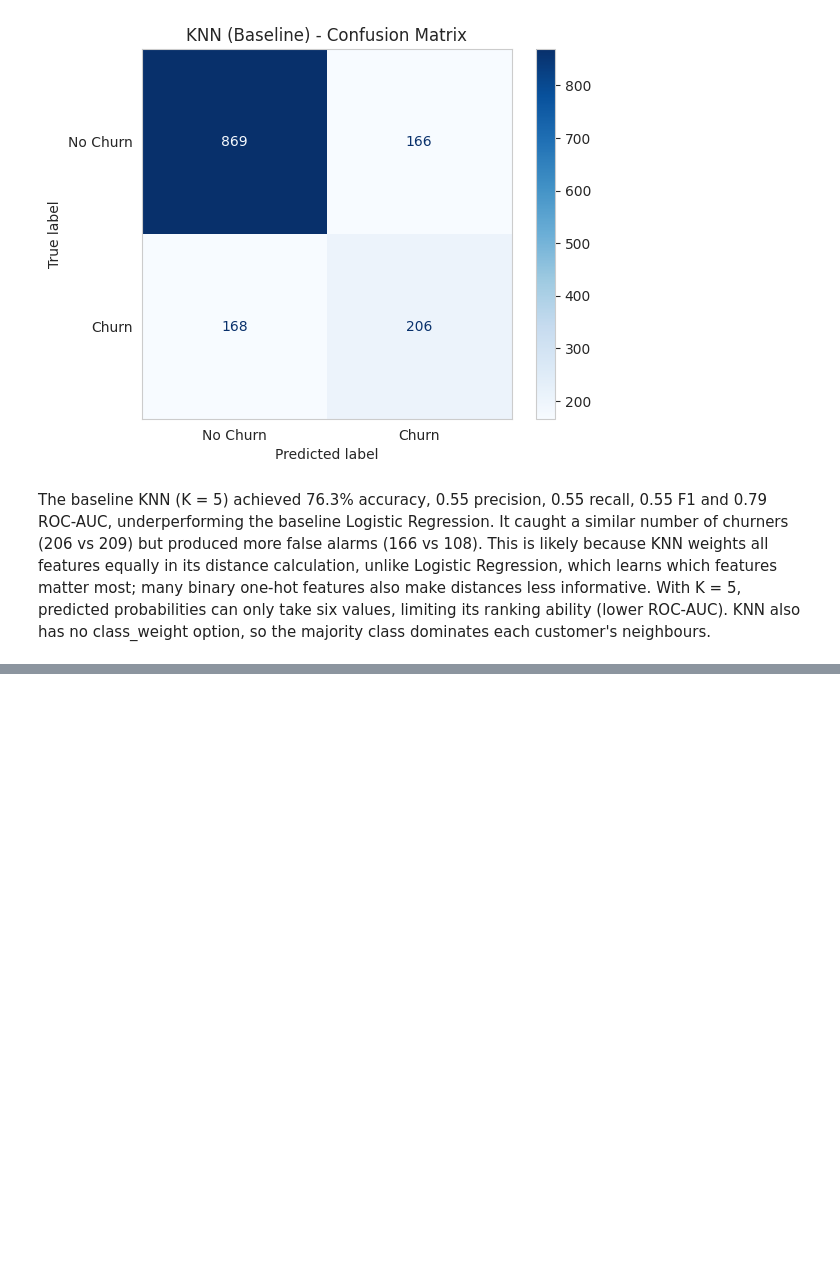
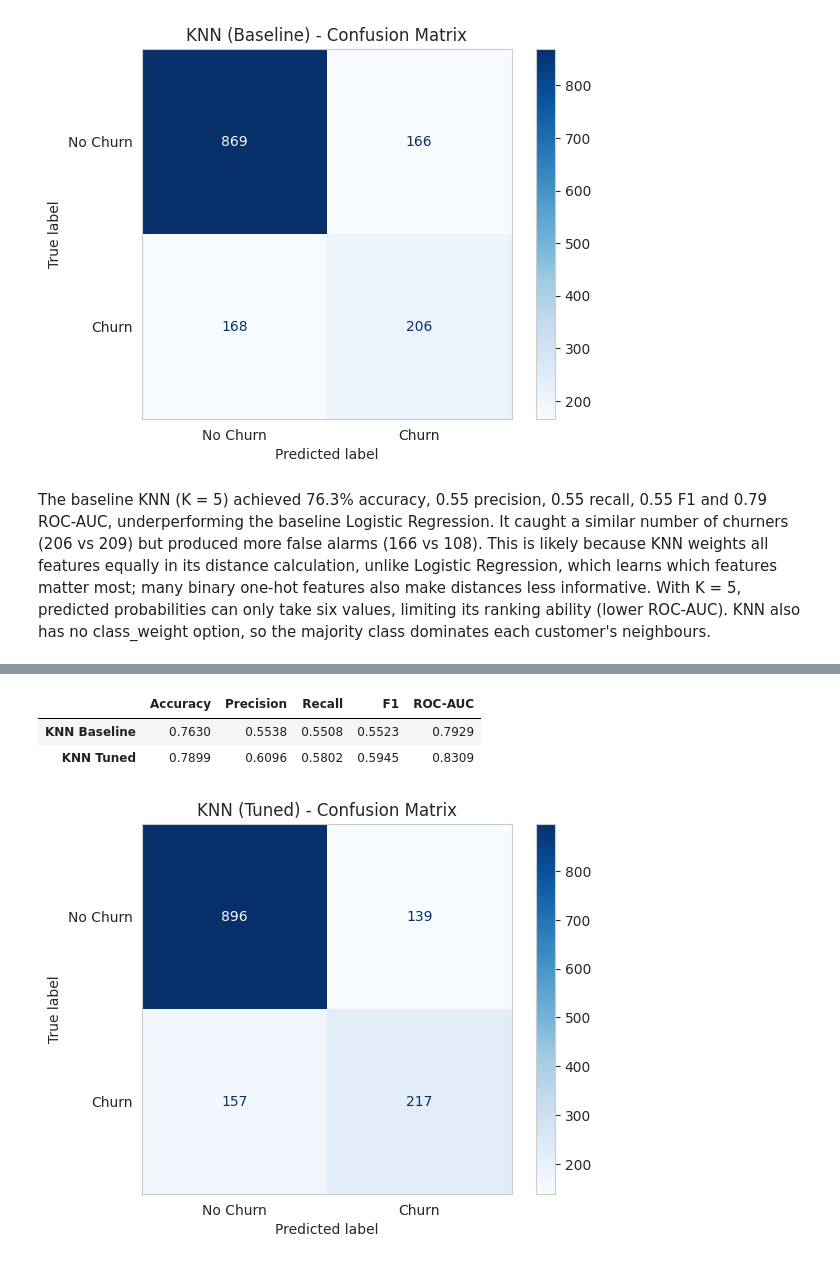
Before and after one commit to Hesandu-Ruwanpathirana/telco-customer-churn-prediction, a Jupyter notebook: churn_prediction.ipynb, the cells around one changed output, grey strips where cells are left out. Drawn from its saved outputs; the diff is of its cells as text; code cells hidden in the pictures; blank space fills up the shorter version.

Commit message:
Complete KNN: baseline, tuning and evaluation

```diff
--- a/churn_prediction.ipynb
+++ b/churn_prediction.ipynb
@@ -513,0 +516,21 @@ The baseline KNN (K = 5) achieved 76.3% accuracy, 0.55 precision, 0.55 recall, 0
+# %%
+# Settings to try for KNN
+param_grid_knn = { "n_neighbors": [3, 5, 7, 9, 11, 15, 19, 25, 31, 41, 51, 61, 75], "weights": ["uniform", "distance"], "metric": ["euclidean", "manhattan"]}
+
+# Tries every combination using the same 5-fold practice exams as LR
+grid_knn = GridSearchCV(
+    KNeighborsClassifier(),
+    param_grid_knn,
+    cv=cv,
+    scoring="f1",
+    n_jobs=-1
+)
+
+# Runs the search on the training data only
+grid_knn.fit(X_train, y_train)
+
+print("Best settings:", grid_knn.best_params_)
+print("Best cross-validation F1:", round(grid_knn.best_score_, 4))
+
+# The best KNN model, already retrained on all training data
+knn_tuned = grid_knn.best_estimator_
@@ -513,0 +558,26 @@ The baseline KNN (K = 5) achieved 76.3% accuracy, 0.55 precision, 0.55 recall, 0
+# %%
+# Predicts with the tuned KNN on the test customers
+y_pred_knn_tuned = knn_tuned.predict(X_test)
+y_prob_knn_tuned = knn_tuned.predict_proba(X_test)[:, 1]
+
+# Gets the metrics for both KNN versions
+knn_tuned_scores = get_scores(y_test, y_pred_knn_tuned, y_prob_knn_tuned)
+
+# Puts baseline and tuned KNN side by side
+knn_comparison = pd.DataFrame([knn_base_scores, knn_tuned_scores],
+                              index=["KNN Baseline", "KNN Tuned"])
+knn_comparison
+# %% [output]
+|  | Accuracy | Precision | Recall | F1 | ROC-AUC |
+| KNN Baseline | 0.7630 | 0.5538 | 0.5508 | 0.5523 | 0.7929 |
+| KNN Tuned | 0.7899 | 0.6096 | 0.5802 | 0.5945 | 0.8309 |
+# %%
+# Draws the 4-box table for tuned KNN
+ConfusionMatrixDisplay.from_predictions(y_test, y_pred_knn_tuned,
+                                        display_labels=["No Churn", "Churn"],
+                                        cmap="Blues")
+plt.title("KNN (Tuned) - Confusion Matrix")
+plt.grid(False)
+plt.show()
+# %% [output]
+[figure, added]
```
Also changed, not shown: parts of 7 cells of this notebook.
